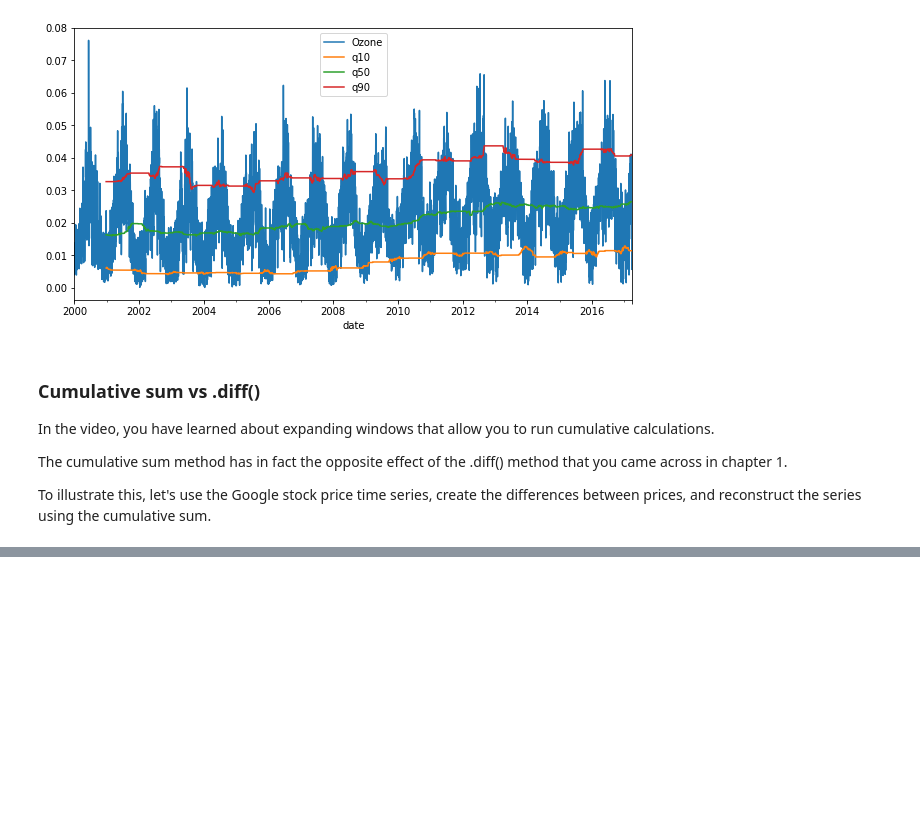
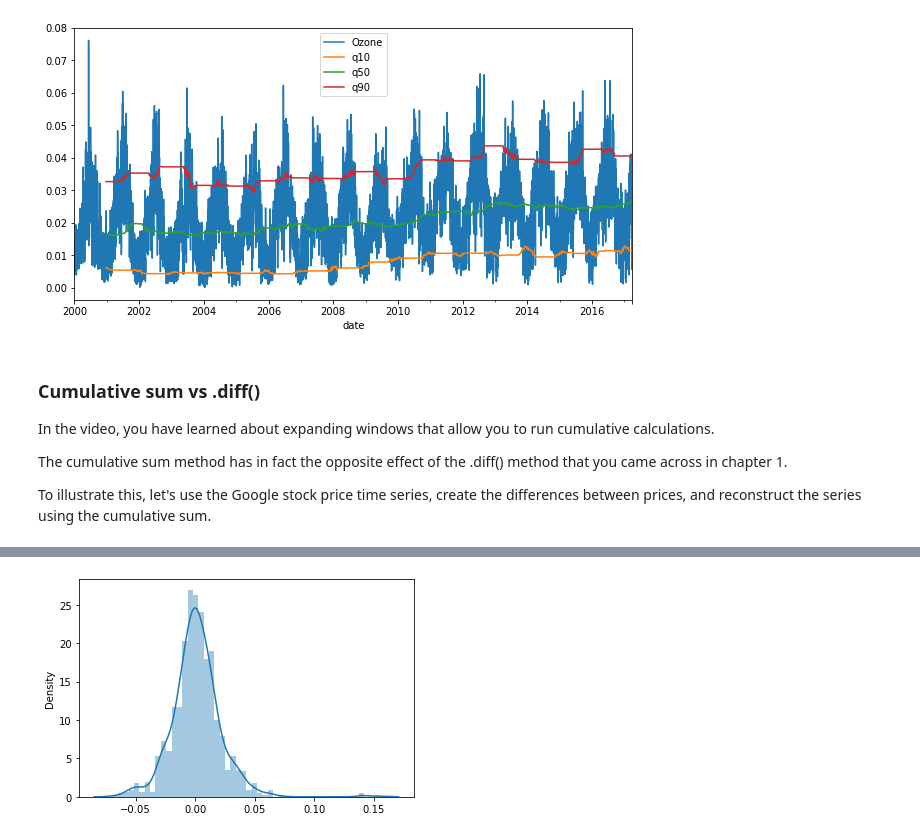
Before and after one commit to lukasz-f/data-camp, a Jupyter notebook: time series/Manipulating Time Series Data in Python - Part 3.ipynb, the cells around one changed output, grey strips where cells are left out. Cells and saved outputs as stored; diff of their text form; code cells hidden in the pictures; blank space fills up the shorter version.

```diff
--- a/time series/Manipulating Time Series Data in Python - Part 3.ipynb
+++ b/time series/Manipulating Time Series Data in Python - Part 3.ipynb
@@ -100,0 +203,17 @@ To illustrate this, let's use the Google stock price time series, create the dif
+# %%
+# Calculate daily_returns here
+daily_returns = data.pct_change().dropna()
+# %%
+# Get n_obs
+n_obs = daily_returns.count()
+# %%
+# Create random_walk
+random_walk = choice(daily_returns, size=n_obs)
+# %%
+# Convert random_walk to pd.series
+random_walk = pd.Series(random_walk, index=daily_returns.index)
+# %%
+# Plot random_walk distribution
+sns.distplot(random_walk);
+# %% [output]
+[figure, added]
```
Also changed, not shown: parts of 44 cells of this notebook, 1 other file.
